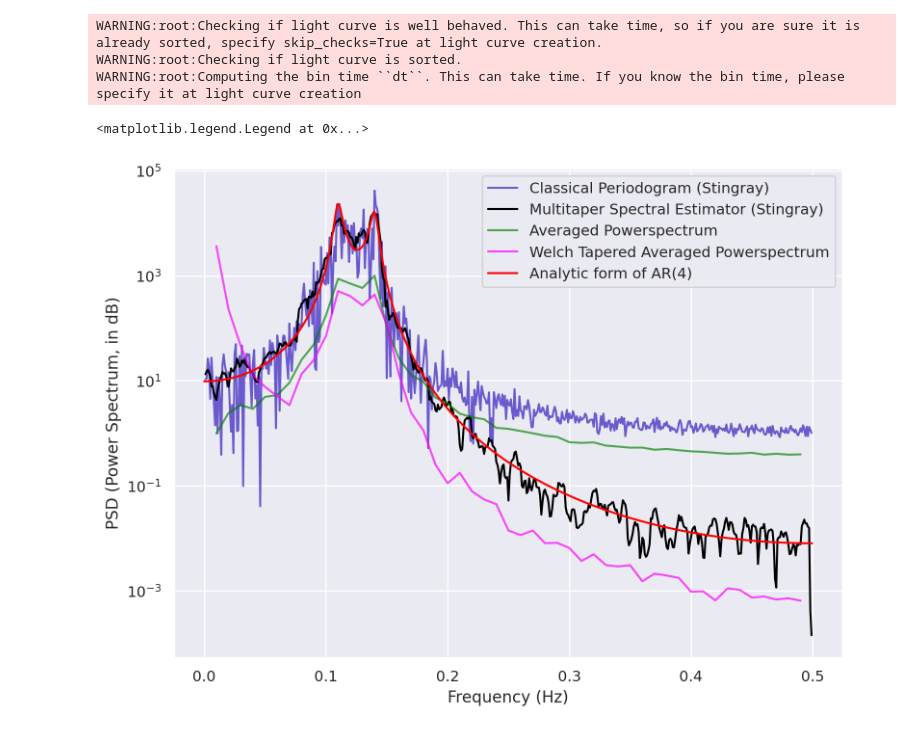
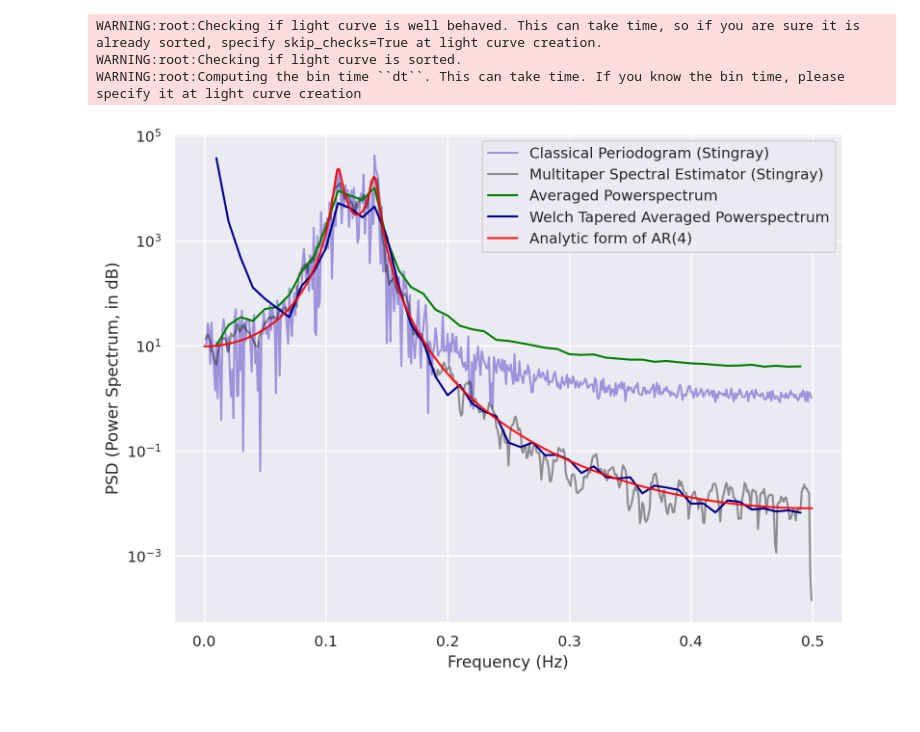
Before and after one commit to dhruv9vats/misc, a Jupyter notebook: AveragedPowerspectrum.ipynb, the cells around one changed output. Saved outputs shown, nothing was run; the diff lists cells and outputs as text; code cells hidden in the pictures.

```diff
--- a/AveragedPowerspectrum.ipynb
+++ b/AveragedPowerspectrum.ipynb
@@ -64,26 +64,27 @@ WARNING:root:Computing the bin time ``dt``. This can take time. If you know the
 # %%
 Fs = 1
 # Normalizing as per nitime gives a better fit
 custom_norm_ps = ps.unnorm_power / (Fs * data.shape[-1])
 # Than using Stingray's 'abs' norm
 custom_norm_mtp = mtp.unnorm_power / (Fs * data.shape[-1])
-custom_norm_aps = aps.unnorm_power / (Fs * data.shape[-1])
-custom_norm_tapered_aps = tapered_aps.unnorm_power / (Fs * data.shape[-1])
+custom_norm_aps = aps.unnorm_power / (Fs * 2 * len(aps.unnorm_power))
+custom_norm_tapered_aps = tapered_aps.unnorm_power / (Fs * 2 * len(tapered_aps.unnorm_power))
 
 fig = plt.figure(dpi=200, figsize=[6.4*1.4, 4.8*1.4])
 plt.plot(ps.freq, custom_norm_ps, label='Classical Periodogram (Stingray)',
-         color='slateblue')
+         color='slateblue', alpha=0.6)
 plt.plot(mtp.freq, custom_norm_mtp, label='Multitaper Spectral Estimator (Stingray)',
-         color='black')
+         color='black', alpha=0.4)
 plt.plot(aps.freq, custom_norm_aps, label='Averaged Powerspectrum',
-         color='green', alpha=0.66)
+         color='green')
 plt.plot(tapered_aps.freq, custom_norm_tapered_aps, label='Welch Tapered Averaged Powerspectrum',
-         color='magenta', alpha=0.7)
-plt.plot(freq, psd, label='Analytic form of AR(4)', color='red')
+         color='darkblue')
+plt.plot(freq, psd, label='Analytic form of AR(4)', color='red', alpha=0.9)
 plt.xlabel('Frequency (Hz)')
 plt.ylabel('PSD (Power Spectrum, in dB)')
 plt.yscale('log')
 plt.legend()
+
+# plt.savefig("/home/dhruv/repos/misc/images/averaged_welch.png")
 # %% [output]
-<matplotlib.legend.Legend at 0x...>
-[figure, old version]
+[figure, new version]
```
Also changed, not shown: 1 other file.
